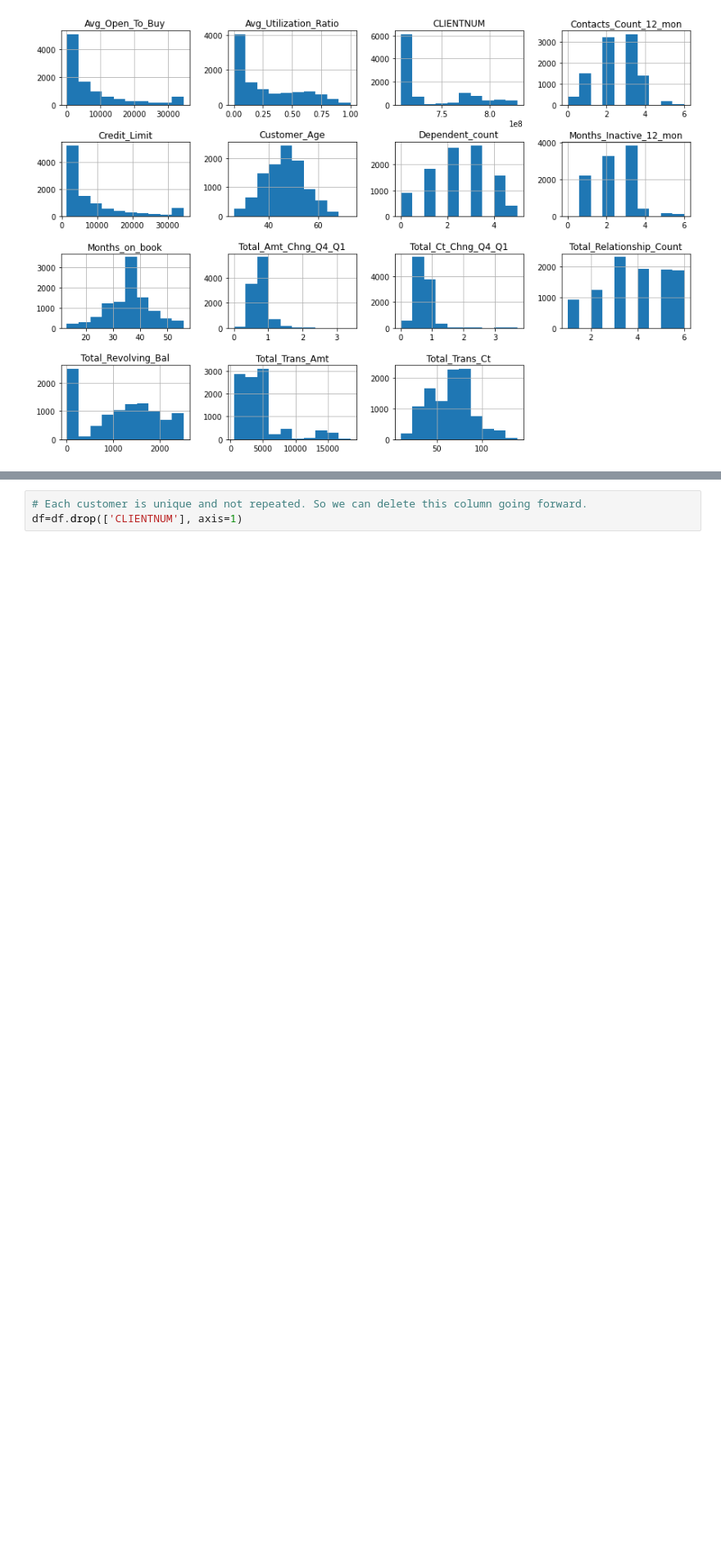
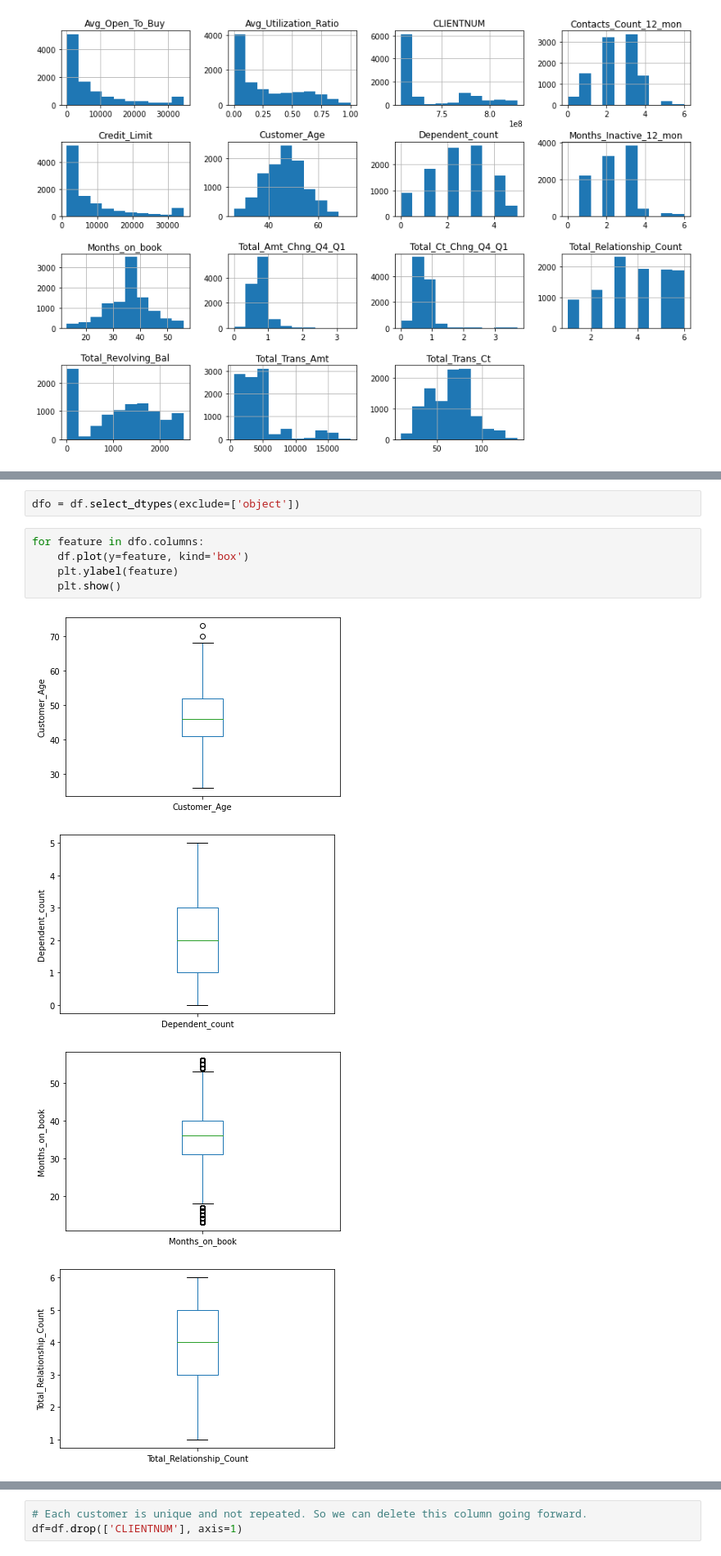
Before and after one commit to padmaparam/Projects, a Jupyter notebook: CustomerChurnPrediction/CustomerChurnDataWrangling.ipynb, the cells around one changed output, grey strips where cells are left out. Shown: that part at 82% size. Saved outputs shown, nothing was run; the diff lists cells and outputs as text; blank space fills up the shorter version.

```diff
--- a/CustomerChurnPrediction/CustomerChurnDataWrangling.ipynb
+++ b/CustomerChurnPrediction/CustomerChurnDataWrangling.ipynb
@@ -97,0 +102,12 @@ plt.subplots_adjust(hspace=0.5)
+# %%
+dfo = df.select_dtypes(exclude=['object'])
+# %%
+for feature in dfo.columns:
+    df.plot(y=feature, kind='box')
+    plt.ylabel(feature)
+    plt.show()
+# %% [output]
+[figure, added]
+[figure, added]
+[figure, added]
+[figure, added]
```
Also changed, not shown: parts of 15 cells of this notebook.
